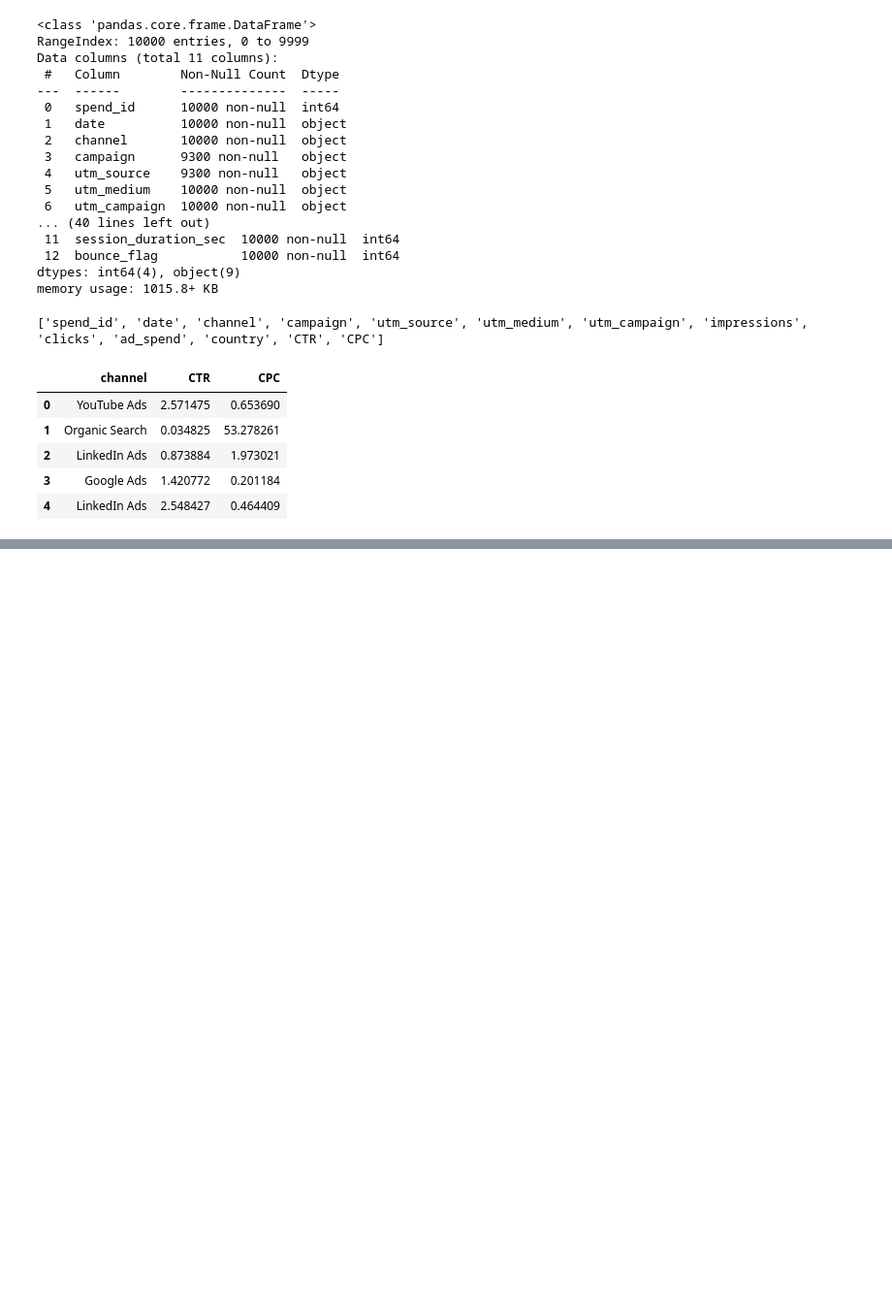
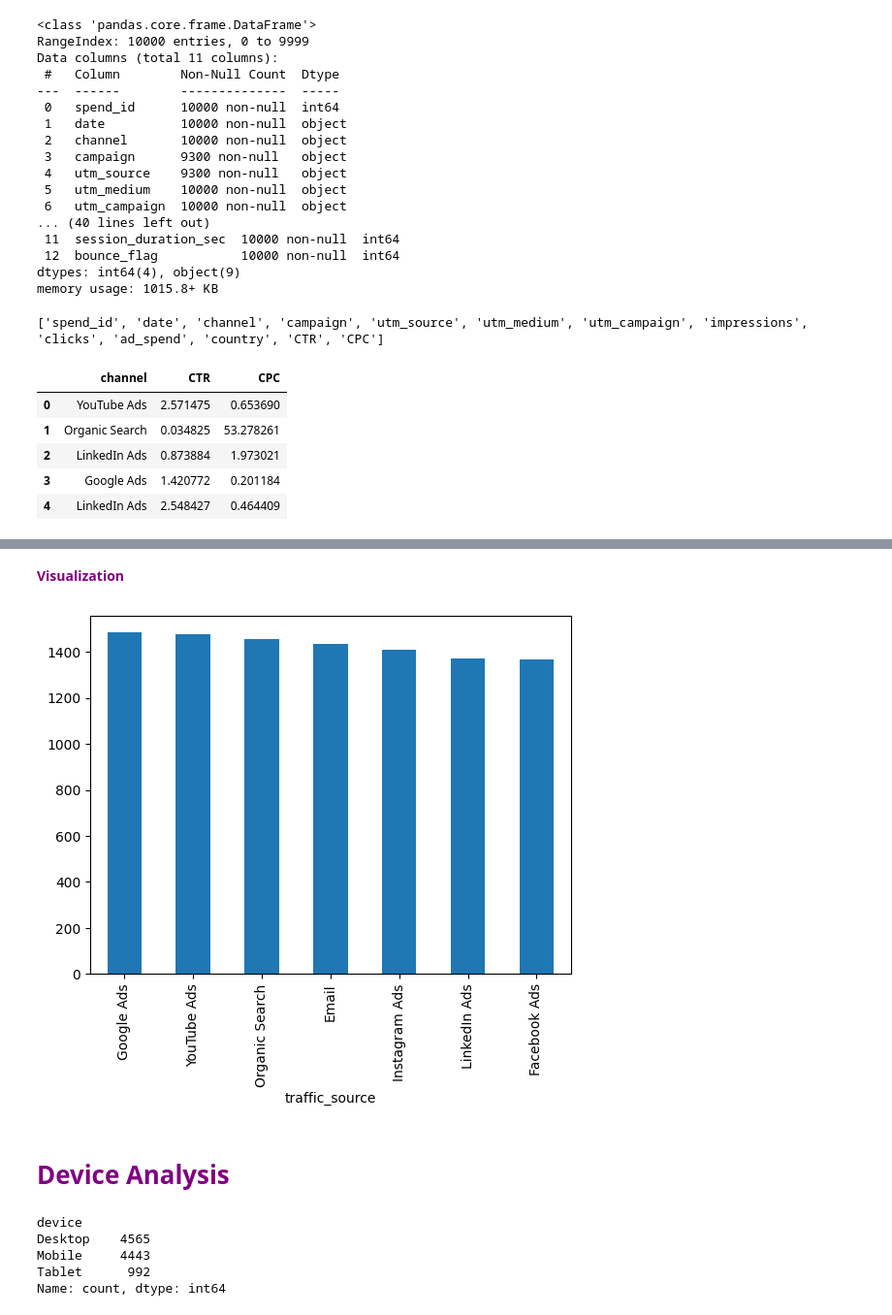
Before and after one commit to hitteshkharyal/Marketing-_ROI_Dashboard, a Jupyter notebook: project1.ipynb, the cells around one changed output, grey strips where cells are left out. Shown at 97% size. Drawn from its saved outputs; the diff is of its cells as text; code cells hidden in the pictures; blank space fills up the shorter version.

```diff
--- a/project1.ipynb
+++ b/project1.ipynb
@@ -224,0 +489,5 @@ ad_spend[['channel', 'CTR', 'CPC']].head()
+# %%
+web_logs = pd.read_csv(
+    "dataset/web_analytics_logs_10k.csv"
+)
+web_logs['traffic_source'].value_counts()
@@ -224,0 +504,19 @@ ad_spend[['channel', 'CTR', 'CPC']].head()
+# %% [markdown]
+<b style="color:Purple"> Visualization </b>
+# %%
+web_logs['traffic_source'].value_counts().plot(
+    kind='bar'
+)
+plt.show()
+# %% [output]
+[figure, added]
+# %% [markdown]
+<h1 style="color:purple">Device Analysis</h1>
+# %%
+web_logs['device'].value_counts()
+# %% [output]
+device
+Desktop    4565
+Mobile     4443
+Tablet      992
+Name: count, dtype: int64
```
Also changed, not shown: parts of 103 cells of this notebook.
